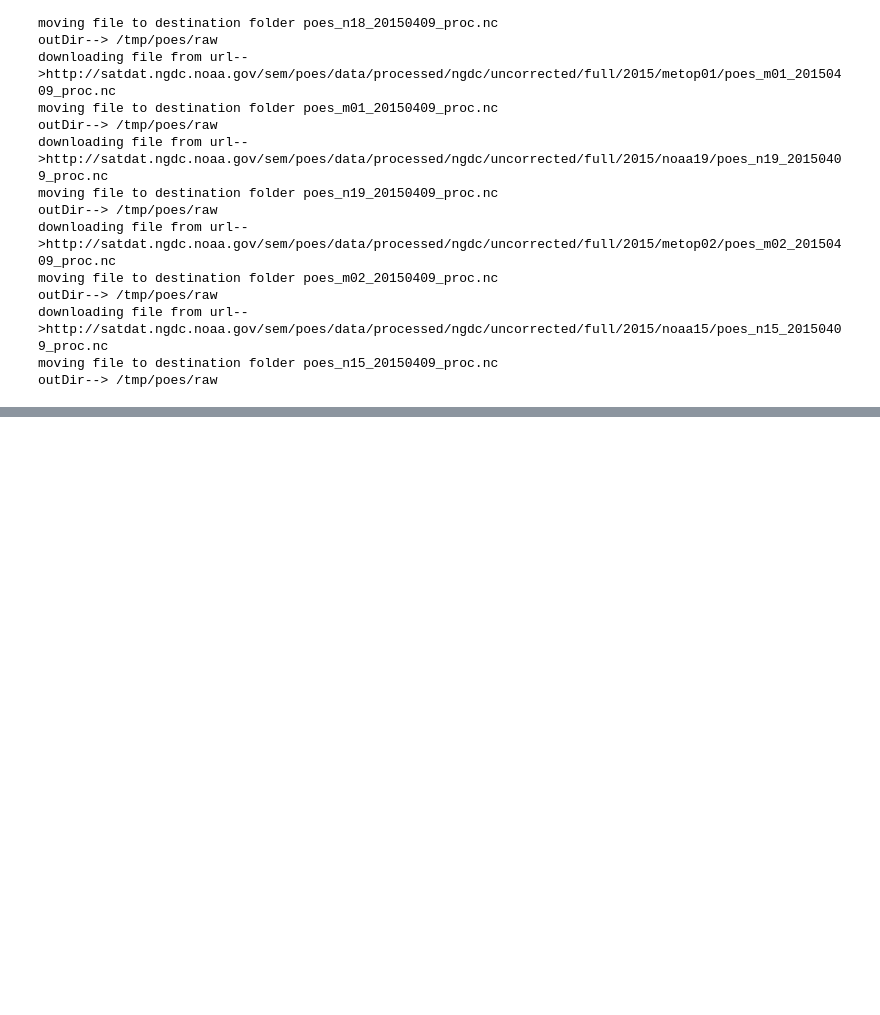
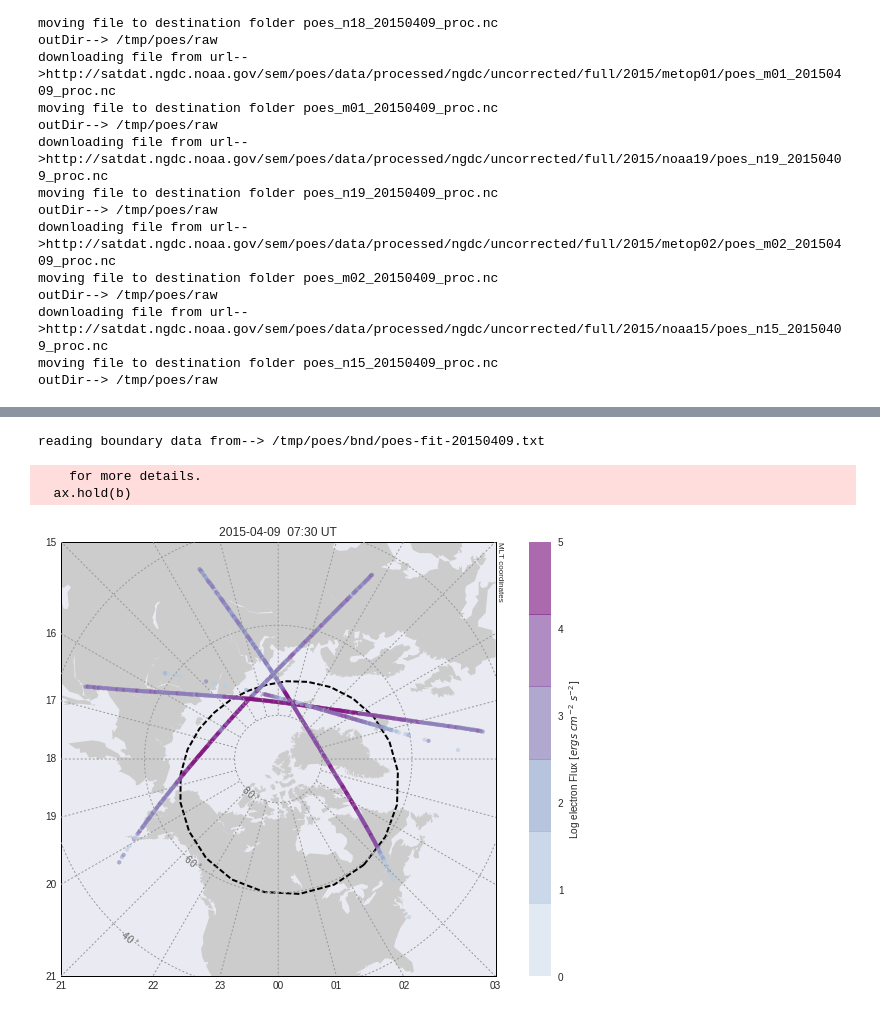
Before and after one commit to bharatreddy/sataurlib, a Jupyter notebook: docs/poes_demo.ipynb, the cells around one changed output, grey strips where cells are left out. Drawn from its saved outputs; the diff is of its cells as text; code cells hidden in the pictures; blank space fills up the shorter version.

```diff
--- a/docs/poes_demo.ipynb
+++ b/docs/poes_demo.ipynb
@@ -86,0 +106,19 @@ WARNING:root:setting dateTime to datetime
+# %%
+# Plot all closest (in time) satellite passes at a given time
+# and also overlay the estimated auroral boundary
+pltDate = datetime.datetime(2015,4,9)
+selTime = datetime.datetime(2015,4,9,7,30)
+coords = "mlt"
+
+fig = plt.figure(figsize=(12, 8))
+ax = fig.add_subplot(1,1,1)
+m = utils.plotUtils.mapObj(boundinglat=40., coords=coords,\
+                           lat_0=90., lon_0=0, datetime=selTime)
+poesPltObj = poes_plot_utils.PlotUtils(pltDate, pltCoords=coords)
+poesPltObj.overlay_closest_sat_pass(selTime,m,ax,"/tmp/poes/raw/")
+# two ways to overlay estimated boundary!
+# poesPltObj.overlay_equ_bnd(selTime,m,ax,rawSatDir="/tmp/poes/raw/")
+poesPltObj.overlay_equ_bnd(selTime,m,ax,\
+                inpFileName="/tmp/poes/bnd/poes-fit-20150409.txt")
+fig.savefig("figs/poes-demo2.pdf",bbox_inches='tight')
+# %% [output]
@@ -86,0 +126,4 @@ WARNING:root:setting dateTime to datetime
+reading boundary data from--> /tmp/poes/bnd/poes-fit-20150409.txt
+    for more details.
+  ax.hold(b)
+[figure, added]
```
Also changed, not shown: parts of 5 cells of this notebook, 8 other files.
